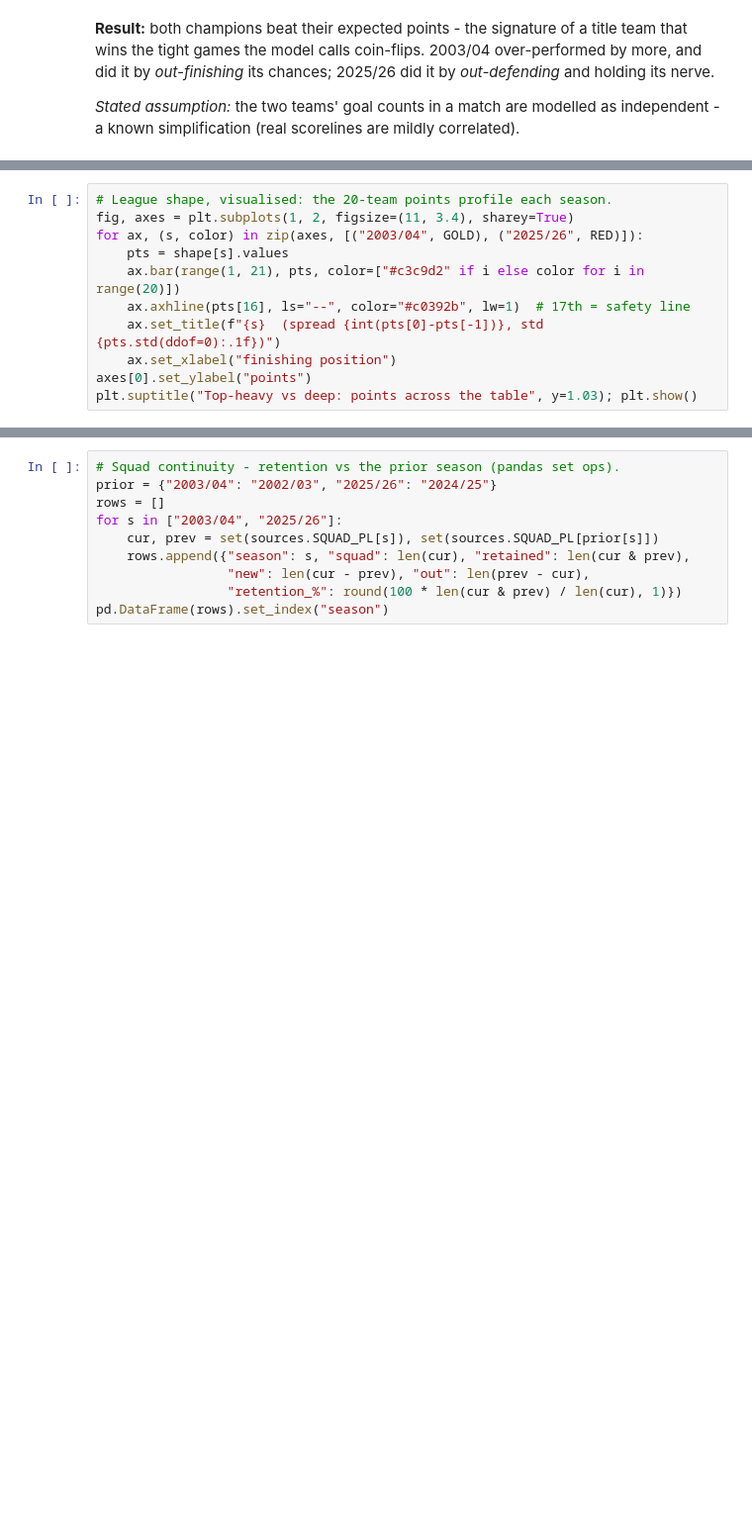
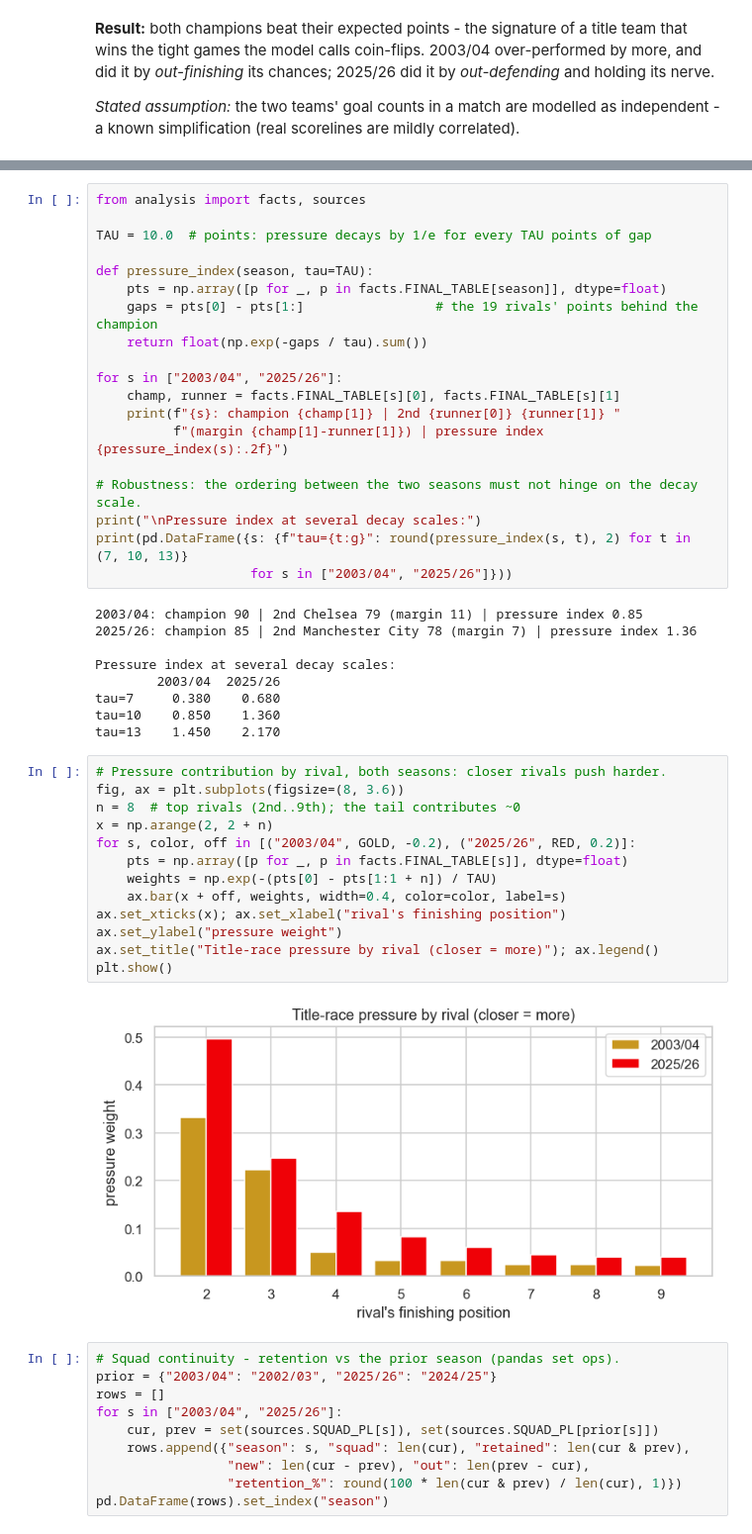
Before and after one commit to emersongideon/arsenal-eras, a Jupyter notebook: analysis.ipynb, the cells around one changed output, grey strips where cells are left out. Shown at 99% size. Cells and saved outputs as stored; diff of their text form; blank space fills up the shorter version.

```diff
--- a/analysis.ipynb
+++ b/analysis.ipynb
@@ -296,11 +268,0 @@ std   15.200   15.800
-# %%
-# League shape, visualised: the 20-team points profile each season.
-fig, axes = plt.subplots(1, 2, figsize=(11, 3.4), sharey=True)
-for ax, (s, color) in zip(axes, [("2003/04", GOLD), ("2025/26", RED)]):
-    pts = shape[s].values
-    ax.bar(range(1, 21), pts, color=["#c3c9d2" if i else color for i in range(20)])
-    ax.axhline(pts[16], ls="--", color="#c0392b", lw=1)  # 17th = safety line
-    ax.set_title(f"{s}  (spread {int(pts[0]-pts[-1])}, std {pts.std(ddof=0):.1f})")
-    ax.set_xlabel("finishing position")
-axes[0].set_ylabel("points")
-plt.suptitle("Top-heavy vs deep: points across the table", y=1.03); plt.show()
@@ -309,3 +278,46 @@ plt.suptitle("Top-heavy vs deep: points across the table", y=1.03); plt.show()
+# %%
+from analysis import facts, sources
+
+TAU = 10.0  # points: pressure decays by 1/e for every TAU points of gap
+
+def pressure_index(season, tau=TAU):
+    pts = np.array([p for _, p in facts.FINAL_TABLE[season]], dtype=float)
+    gaps = pts[0] - pts[1:]                 # the 19 rivals' points behind the champion
+    return float(np.exp(-gaps / tau).sum())
+
+for s in ["2003/04", "2025/26"]:
+    champ, runner = facts.FINAL_TABLE[s][0], facts.FINAL_TABLE[s][1]
+    print(f"{s}: champion {champ[1]} | 2nd {runner[0]} {runner[1]} "
+          f"(margin {champ[1]-runner[1]}) | pressure index {pressure_index(s):.2f}")
+
+# Robustness: the ordering between the two seasons must not hinge on the decay scale.
+print("\nPressure index at several decay scales:")
+print(pd.DataFrame({s: {f"tau={t:g}": round(pressure_index(s, t), 2) for t in (7, 10, 13)}
+                    for s in ["2003/04", "2025/26"]}))
+# %% [output]
+2003/04: champion 90 | 2nd Chelsea 79 (margin 11) | pressure index 0.85
+2025/26: champion 85 | 2nd Manchester City 78 (margin 7) | pressure index 1.36
+
+Pressure index at several decay scales:
+        2003/04  2025/26
+tau=7     0.380    0.680
+tau=10    0.850    1.360
+tau=13    1.450    2.170
+# %%
+# Pressure contribution by rival, both seasons: closer rivals push harder.
+fig, ax = plt.subplots(figsize=(8, 3.6))
+n = 8  # top rivals (2nd..9th); the tail contributes ~0
+x = np.arange(2, 2 + n)
+for s, color, off in [("2003/04", GOLD, -0.2), ("2025/26", RED, 0.2)]:
+    pts = np.array([p for _, p in facts.FINAL_TABLE[s]], dtype=float)
+    weights = np.exp(-(pts[0] - pts[1:1 + n]) / TAU)
+    ax.bar(x + off, weights, width=0.4, color=color, label=s)
+ax.set_xticks(x); ax.set_xlabel("rival's finishing position")
+ax.set_ylabel("pressure weight")
+ax.set_title("Title-race pressure by rival (closer = more)"); ax.legend()
+plt.show()
+# %% [output]
+[figure, added]
 # %%
 # Squad continuity - retention vs the prior season (pandas set ops).
 prior = {"2003/04": "2002/03", "2025/26": "2024/25"}
```
Also changed, not shown: parts of 5 cells of this notebook, 14 other files.
